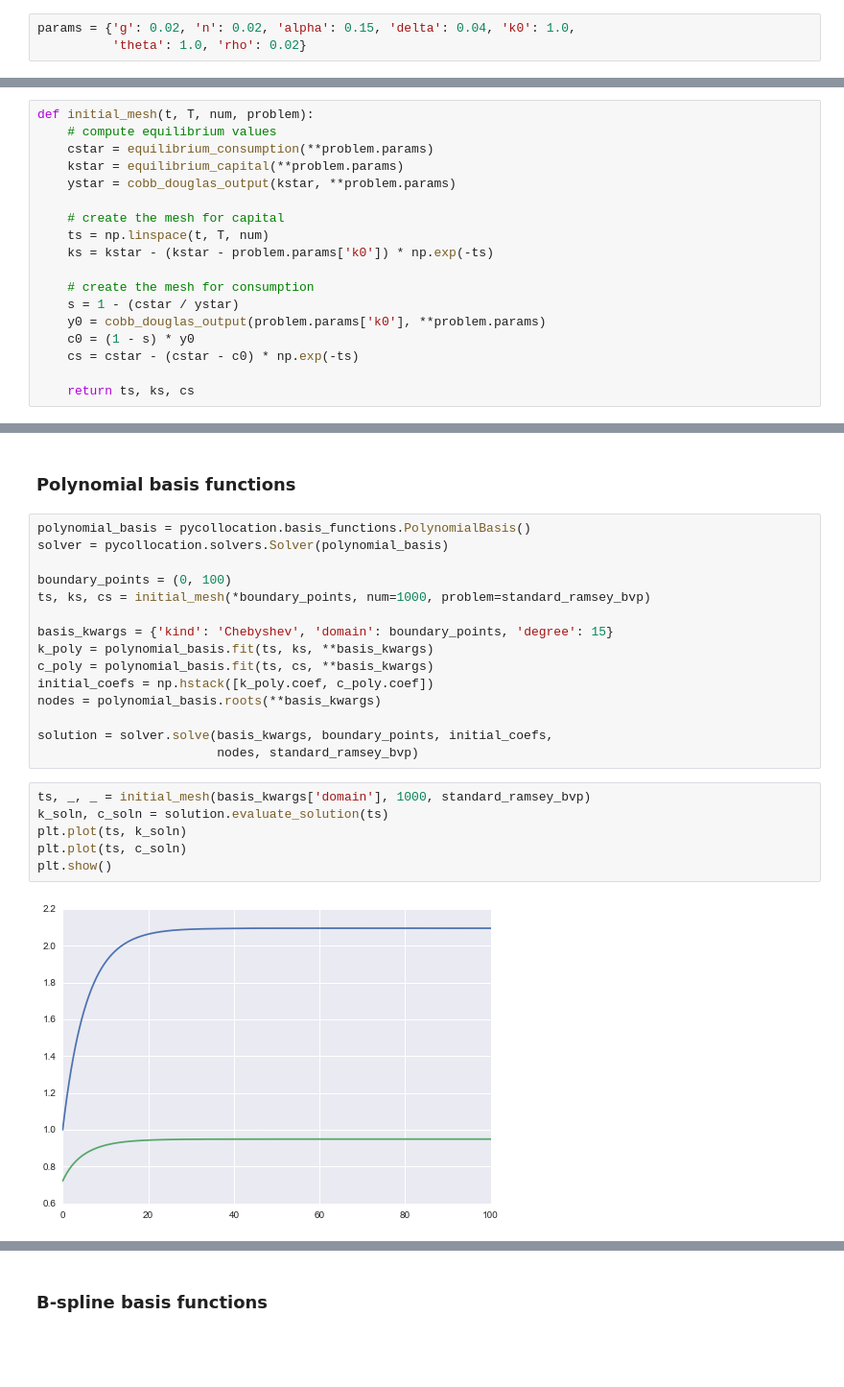
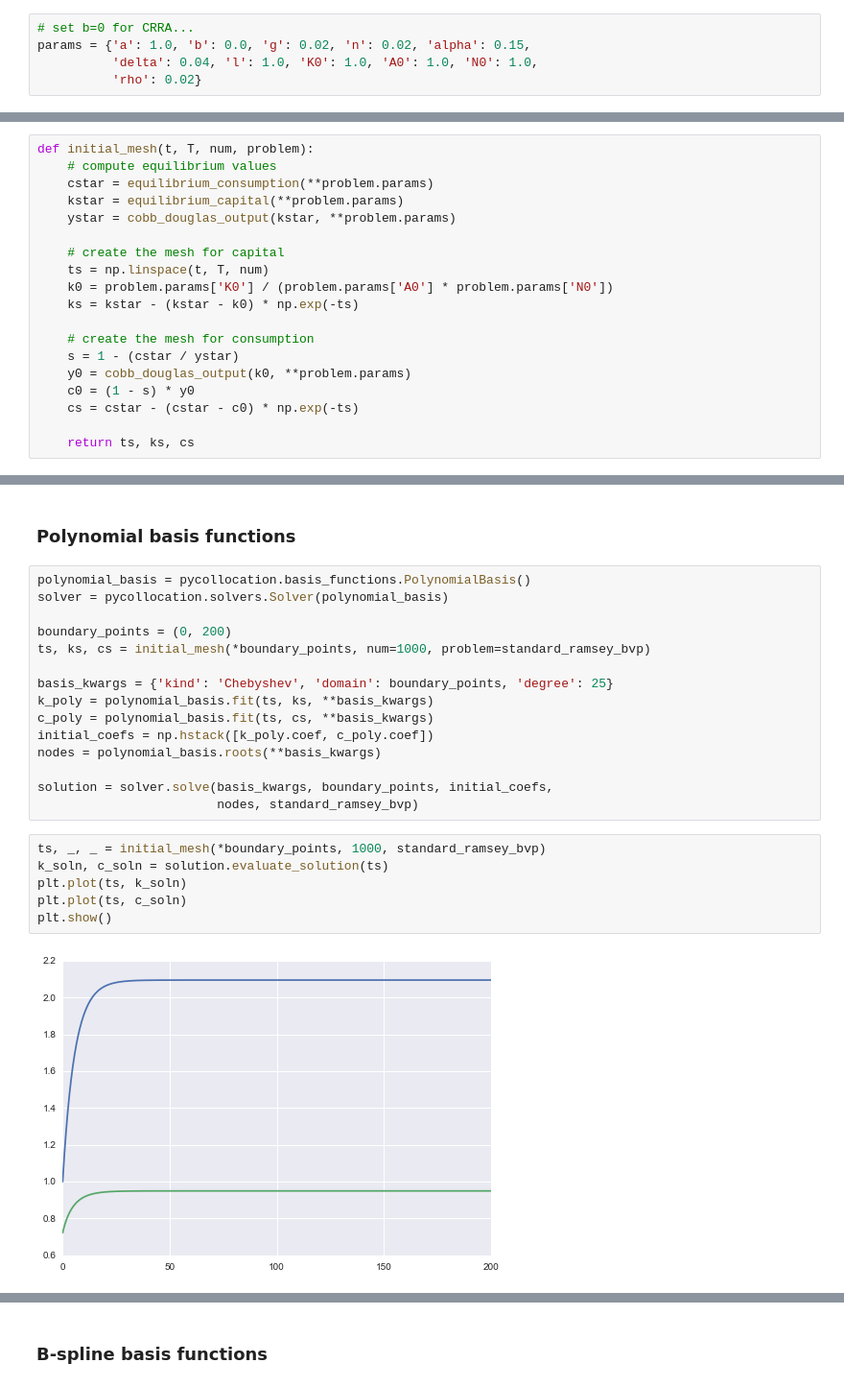
Before and after one commit to davidrpugh/pyCollocation, a Jupyter notebook: examples/ramsey-cass-koopmans-model.ipynb, the cells around one changed output, grey strips where cells are left out. Shown at 96% size. Saved outputs shown, nothing was run; the diff lists cells and outputs as text; blank space fills up the shorter version.

```diff
--- a/examples/ramsey-cass-koopmans-model.ipynb
+++ b/examples/ramsey-cass-koopmans-model.ipynb
@@ -47,8 +236,10 @@ def equilibrium_consumption(alpha, delta, g, n, rho, theta, **params):
 # %% [markdown]
 To complete the model we need to define some parameter values.
 # %%
-params = {'g': 0.02, 'n': 0.02, 'alpha': 0.15, 'delta': 0.04, 'k0': 1.0,
-          'theta': 1.0, 'rho': 0.02}
+# set b=0 for CRRA...
+params = {'a': 1.0, 'b': 0.0, 'g': 0.02, 'n': 0.02, 'alpha': 0.15,
+          'delta': 0.04, 'l': 1.0, 'K0': 1.0, 'A0': 1.0, 'N0': 1.0,
+          'rho': 0.02}
 # %% [markdown]
 <h2>Solving the model with pyCollocation</h2>
 # %% [markdown]
@@ -76,11 +267,12 @@ def initial_mesh(t, T, num, problem):
 
     # create the mesh for capital
     ts = np.linspace(t, T, num)
-    ks = kstar - (kstar - problem.params['k0']) * np.exp(-ts)
+    k0 = problem.params['K0'] / (problem.params['A0'] * problem.params['N0'])
+    ks = kstar - (kstar - k0) * np.exp(-ts)
 
     # create the mesh for consumption
     s = 1 - (cstar / ystar)
-    y0 = cobb_douglas_output(problem.params['k0'], **problem.params)
+    y0 = cobb_douglas_output(k0, **problem.params)
     c0 = (1 - s) * y0
     cs = cstar - (cstar - c0) * np.exp(-ts)
 
@@ -95,10 +287,10 @@ pycollocation.solvers.Solver?
 polynomial_basis = pycollocation.basis_functions.PolynomialBasis()
 solver = pycollocation.solvers.Solver(polynomial_basis)
 
-boundary_points = (0, 100)
+boundary_points = (0, 200)
 ts, ks, cs = initial_mesh(*boundary_points, num=1000, problem=standard_ramsey_bvp)
 
-basis_kwargs = {'kind': 'Chebyshev', 'domain': boundary_points, 'degree': 15}
+basis_kwargs = {'kind': 'Chebyshev', 'domain': boundary_points, 'degree': 25}
 k_poly = polynomial_basis.fit(ts, ks, **basis_kwargs)
 c_poly = polynomial_basis.fit(ts, cs, **basis_kwargs)
 initial_coefs = np.hstack([k_poly.coef, c_poly.coef])
@@ -107,13 +299,13 @@ nodes = polynomial_basis.roots(**basis_kwargs)
 solution = solver.solve(basis_kwargs, boundary_points, initial_coefs,
                         nodes, standard_ramsey_bvp)
 # %%
-ts, _, _ = initial_mesh(basis_kwargs['domain'], 1000, standard_ramsey_bvp)
+ts, _, _ = initial_mesh(*boundary_points, 1000, standard_ramsey_bvp)
 k_soln, c_soln = solution.evaluate_solution(ts)
 plt.plot(ts, k_soln)
 plt.plot(ts, c_soln)
 plt.show()
 # %% [output]
-[figure, old version]
+[figure, new version]
 # %%
 k_resids, c_resids = solution.evaluate_residual(ts)
 plt.plot(ts, k_resids)
```
Also changed, not shown: parts of 25 cells of this notebook, 6 other files.
